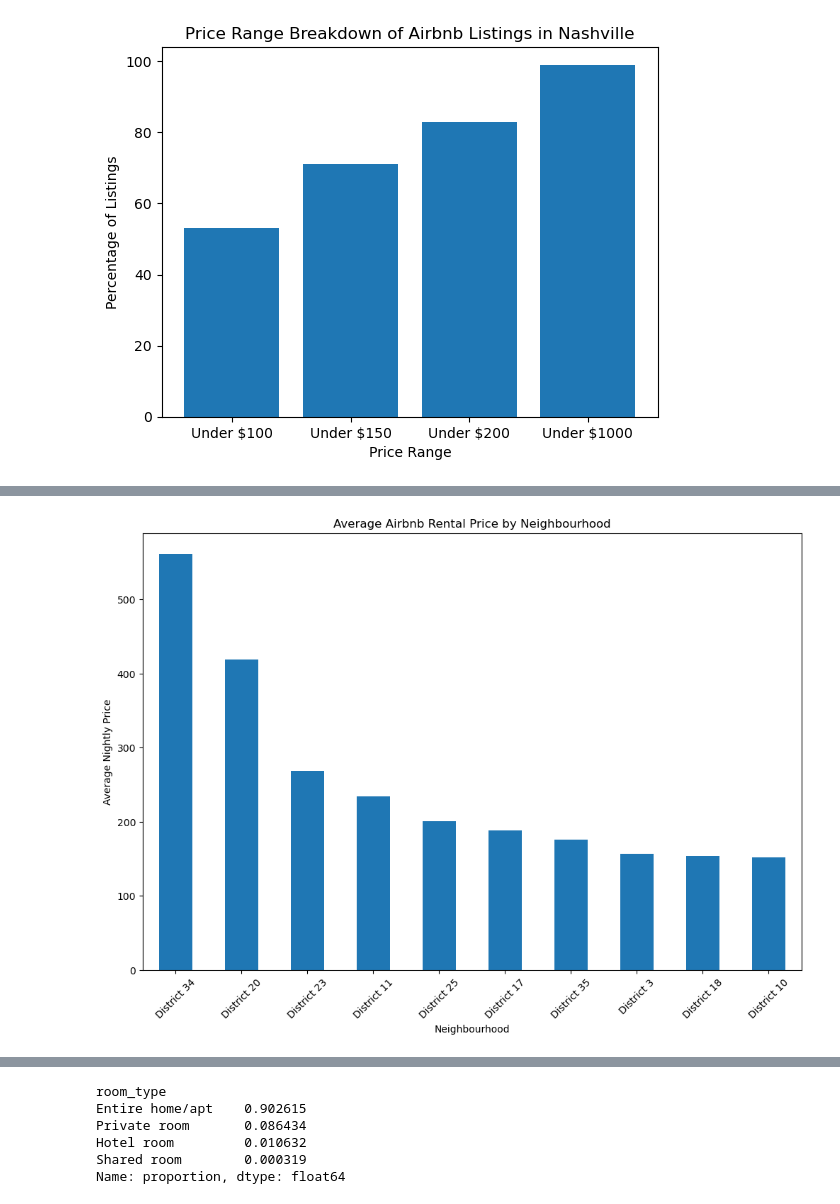
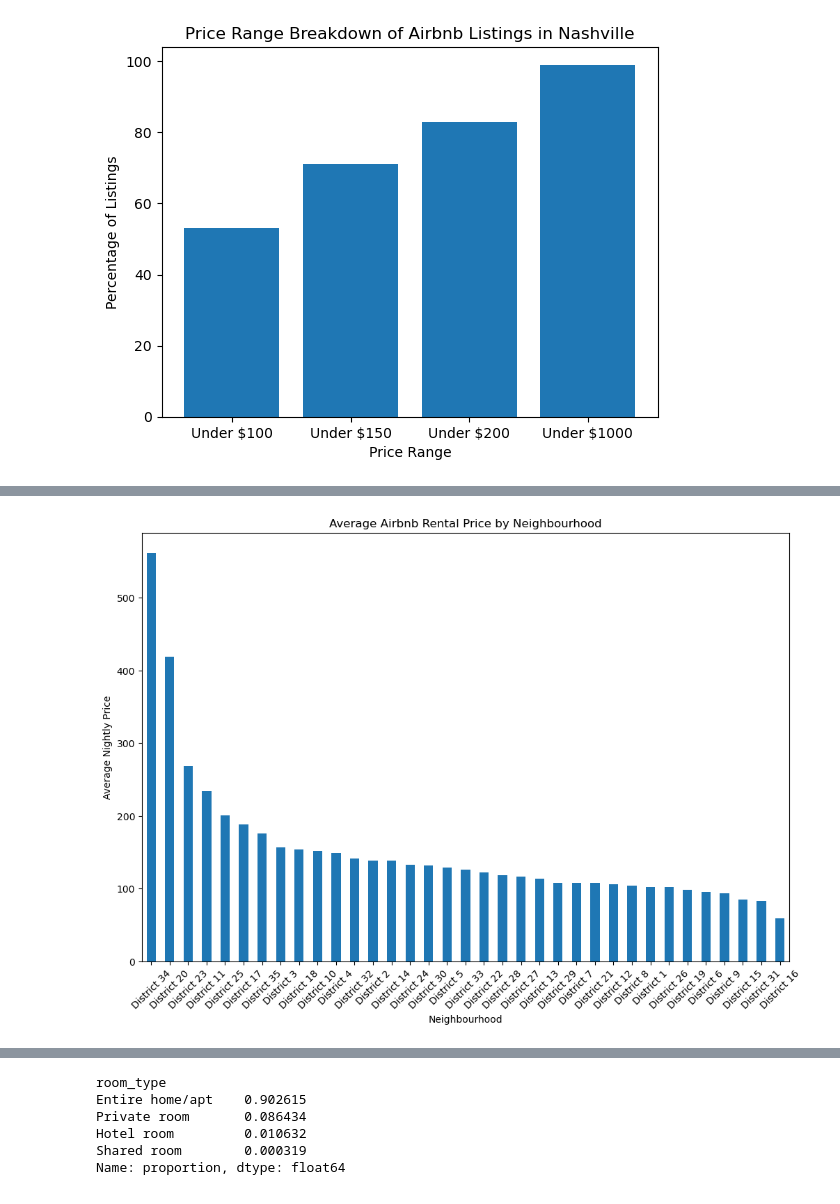
Before and after one commit to v-veena/Short_Term_Rental_Nashville_Capstone, a Jupyter notebook: notebook/shorterm_rental.ipynb, the cells around one changed output, grey strips where cells are left out. Saved outputs shown, nothing was run; the diff lists cells and outputs as text; code cells hidden in the pictures.

```diff
--- a/notebook/shorterm_rental.ipynb
+++ b/notebook/shorterm_rental.ipynb
@@ -496,16 +402,17 @@ Name: price, dtype: float64
 # %%
 # average nashville nightly airbnb listings price by neighbourhood top -10
 plt.figure(figsize=(12, 8))
-neighbourhood_price = listings.groupby('neighbourhood_cleansed')['price'].mean().sort_values(ascending=False)
-neighbourhood_price.head(10).sort_values(ascending = False).plot(kind = 'bar')
+neighbourhood_price = listings.groupby('neighbourhood_cleansed')['price'].mean().sort_values(ascending = False)
+neighbourhood_price.sort_values(ascending = False).plot(kind = 'bar')
+#neighbourhood_price.head(10).sort_values(ascending = False).plot(kind = 'bar')
 plt.title('Average Airbnb Rental Price by Neighbourhood')
 plt.xlabel('Neighbourhood')
 plt.ylabel('Average Nightly Price')
 plt.xticks(rotation=45)
 
 # Show the plot
 plt.show()
 # %% [output]
-[figure, old version]
+[figure, new version]
 # %%
 # price distribution of airbnb listings in nashville
```
Also changed, not shown: parts of 13 cells of this notebook, 1 other file.
